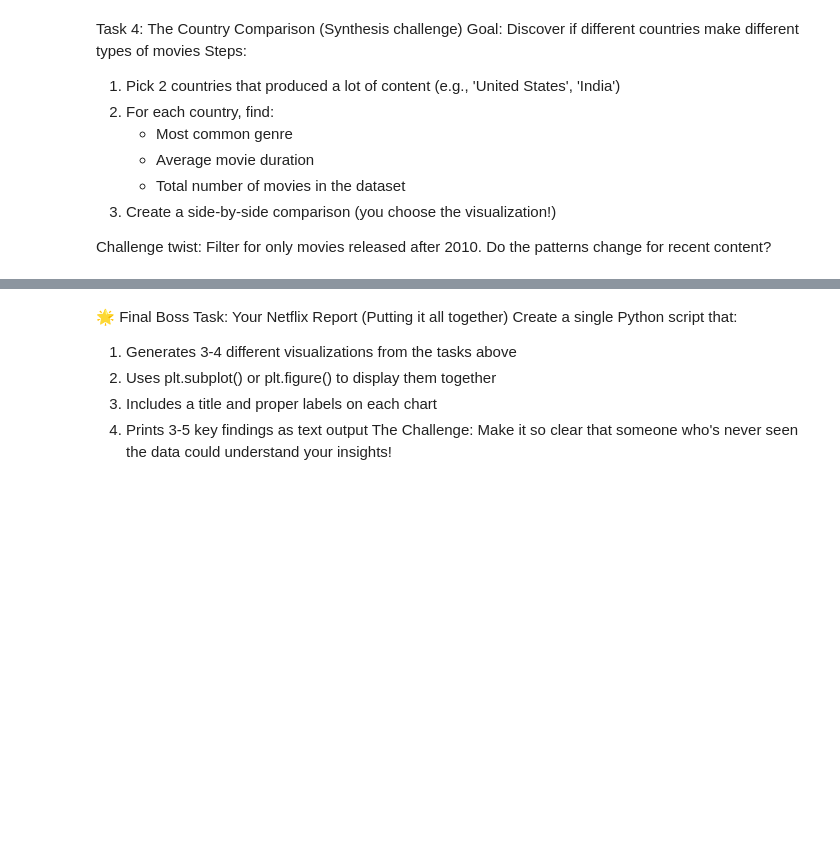
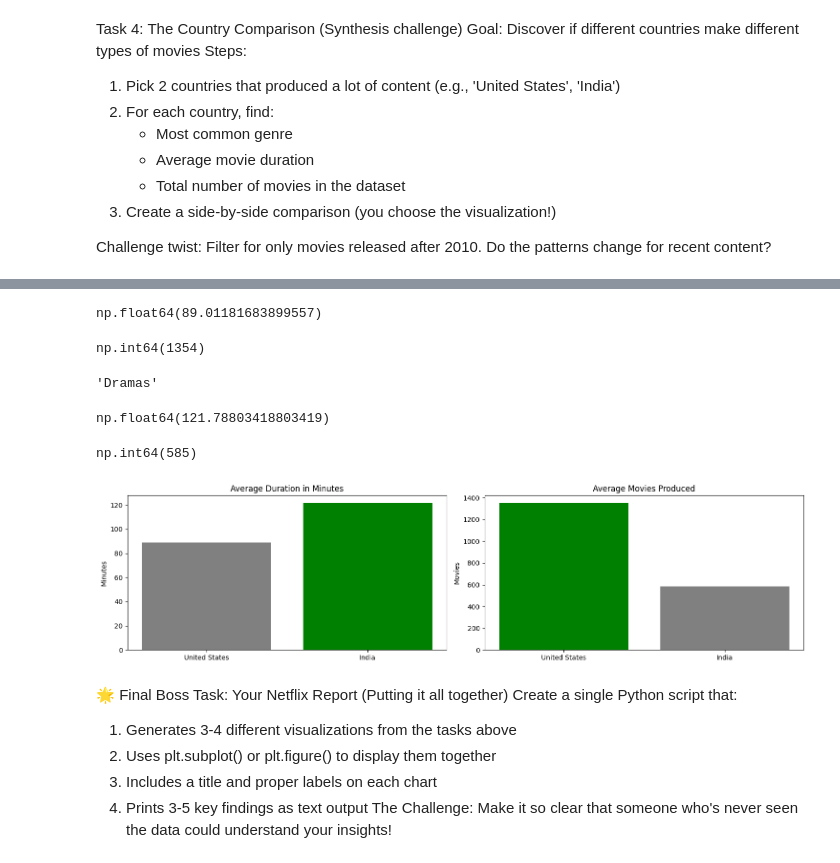
Before and after one commit to christianabusca/netflix-movies-analysis, a Jupyter notebook: netflix.ipynb, the cells around one changed output, grey strips where cells are left out. Cells and saved outputs as stored; diff of their text form; code cells hidden in the pictures; blank space fills up the shorter version.

```diff
--- a/netflix.ipynb
+++ b/netflix.ipynb
@@ -220,3 +216,62 @@ dtype: float64
+# %%
+# 2. AVERAGE MOVIE DURATION IN UNITED STATES
+us_avg = us[us['type'] == 'Movie']['duration'].mean()
+us_avg
+# %% [output]
+np.float64(89.01181683899557)
+# %%
+# 2. TOTAL NUMBER OF MOVIES IN A DATASET IN TERMS OF THE COUNTRY UNITED STATES
+us_movies = us[us['type'] == 'Movie']['type'].count()
+us_movies
+# %% [output]
+np.int64(1354)
+# %%
+india = netflix_df[(netflix_df['country'] == 'India') & (netflix_df['release_year'] > 2010)]
+
+# 2. MOST COMMON GENRE IN INDIA
+india_common = india['genre'].value_counts().idxmax()
+india_common
+# %% [output]
+'Dramas'
+# %%
+# 2. AVERAGE MOVIE DURATION IN INDIA
+
+india_dur = india[india['type'] == 'Movie']['duration'].mean()
+india_dur
+# %% [output]
+np.float64(121.78803418803419)
+# %%
+# 2. TOTAL NUMBER OF MOVIES IN A DATASET IN TERMS OF THE COUNTRY INDIA
+india_movie = india[india['type'] == 'Movie']['type'].count()
+india_movie
+# %% [output]
+np.int64(585)
+# %%
+# 3. Create a side-by-side comparison (you choose the visualization!)
+countries = ['United States', 'India']
+common_genre = [us_count, india_common]
+avg_duration = [us_avg, india_dur]
+average_movie = [us_movies, india_movie]
+
+fig, axes = plt.subplots(1,2, figsize=(15, 4))
+
+two_data_list = [avg_duration, average_movie]
+two_title = ['Average Duration in Minutes', 'Average Movies Produced']
+two_ylabel = ['Minutes', 'Movies']
+
+for i in range(2):
+  if two_data_list[i][0] > two_data_list[i][1]:
+    colors = ['green', 'gray']
+  else:
+    colors = ['gray', 'green']
+  axes[i].bar(countries, two_data_list[i], color=colors)
+  axes[i].set_title(two_title[i])
+  axes[i].set_ylabel(two_ylabel[i])
+
+plt.tight_layout()
+plt.show()
+# %% [output]
+[figure, added]
 # %% [markdown]
 🌟 Final Boss Task: Your Netflix Report (Putting it all together)
 Create a single Python script that:
```
Also changed, not shown: parts of 1 cell of this notebook.
